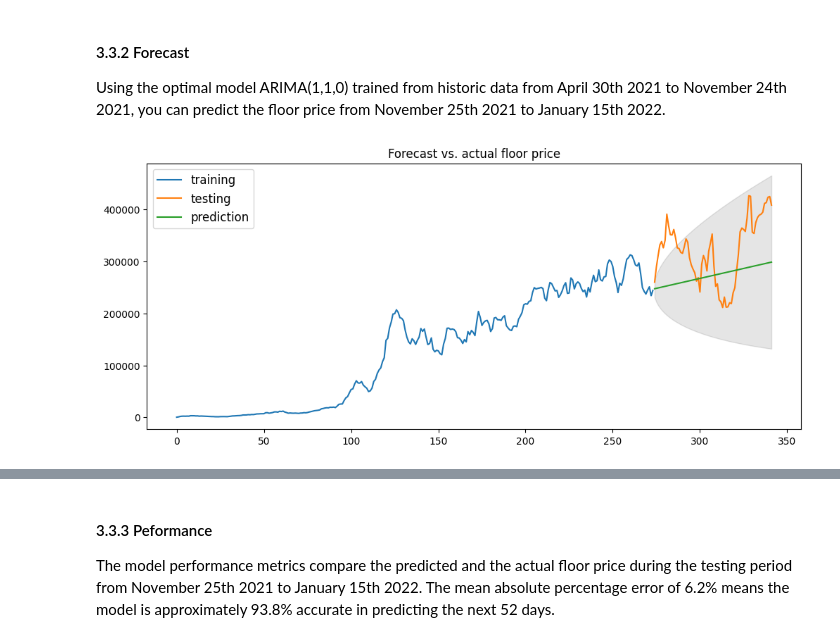
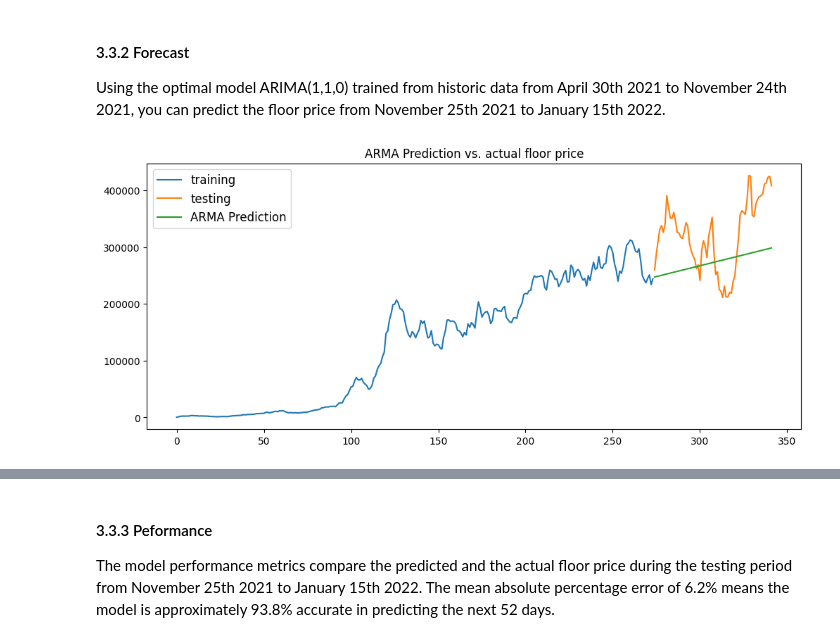
Before and after one commit to Toyok1/IA_ARIMA_e_altri, a Jupyter notebook: nft_prediction.ipynb, the cells around one changed output, grey strips where cells are left out. Saved outputs shown, nothing was run; the diff lists cells and outputs as text; code cells hidden in the pictures.

```diff
--- a/nft_prediction.ipynb
+++ b/nft_prediction.ipynb
@@ -129,25 +144,9 @@ nft_address = '0xbc4ca0eda7647a8ab7c2061c2e118a18a936f13d'
 # %%
-###################################
-## Read in historic floor prices ##
-###################################
-
-## Read in floor price
-try:
-    data = fetch_collection_hist(nft_address)
-except TypeError:
-    print("Data taken from the pickle")
-    data = data = pd.read_pickle("./monkey_pickle.pkl")
-
-
-data['opening_date'] = pd.to_datetime(data['opening_date'])
-data = data.sort_values(by='opening_date', ascending=True)
-data.set_index('opening_date', inplace=True)
-
 ## Plot floor price
 name = np.unique(data['collection_name']).tolist()
 plt.plot( data["floor_price_quote_7d"])
 plt.title("Historical floor price "+str(name))
 plt.xlabel("time")
-plt.ylabel("price")
+plt.ylabel("price (in WEI) ")
 plt.show()
 # %% [output]
@@ -455,27 +335,27 @@ Using the optimal model ARIMA(1,1,0) trained from historic data from April 30th
 # %%
 ################
 ## Prediction ##
 ################
-s_pred, ci = s_model.predict(n_periods = len(test), return_conf_int=True)
-s_idx = np.arange(len(train), len(train) + len(test))
+pred, ci = model.predict(n_periods = len(test), return_conf_int=True)
+idx = np.arange(len(train), len(train) + len(test))
 
-
-s_test_pred = pd.Series(s_pred, index = s_idx)
-s_lb = pd.Series(ci[:, 0], index = s_idx)
-s_ub = pd.Series(ci[:, 1], index = s_idx)
+test_pred = pd.Series(pred, index = idx)
+lb = pd.Series(ci[:, 0], index = idx)
+ub = pd.Series(ci[:, 1], index = idx)
 
 # Plot
-s_plot_train = train.reset_index()
-s_plot_test = pd.DataFrame(test).set_index(s_idx)
-s_plot_pred = pd.DataFrame(s_test_pred).set_index(s_idx)
+plot_train = train.reset_index()
+plot_test = pd.DataFrame(test).set_index(idx)
+plot_pred = pd.DataFrame(test_pred).set_index(idx)
 
 plt.figure(figsize=(12,5), dpi=100)
-plt.plot(s_plot_train.floor_price_quote_7d, label = "training")
-plt.plot(s_plot_test.floor_price_quote_7d, label = "testing")
-plt.plot(s_plot_pred, label = "prediction")
-plt.fill_between(s_lb.index, s_lb, s_ub, color='k', alpha = 0.1)
+plt.plot(plot_train.floor_price_quote_7d, label = "training")
+plt.plot(plot_test.floor_price_quote_7d, label = "testing")
+plt.plot(plot_pred, label = "ARMA Prediction")
+#plt.plot(a_plot_pred, label = "AR Prediction")
+#plt.fill_between(lb.index, lb, ub, color='k', alpha = 0.1)
 plt.legend(loc='upper left', fontsize = 12)
-plt.title("Forecast vs. actual floor price")
+plt.title("ARMA Prediction vs. actual floor price")
 plt.show()
 # %% [output]
-[figure, old version]
+[figure, new version]
```
Also changed, not shown: parts of 21 cells of this notebook.
